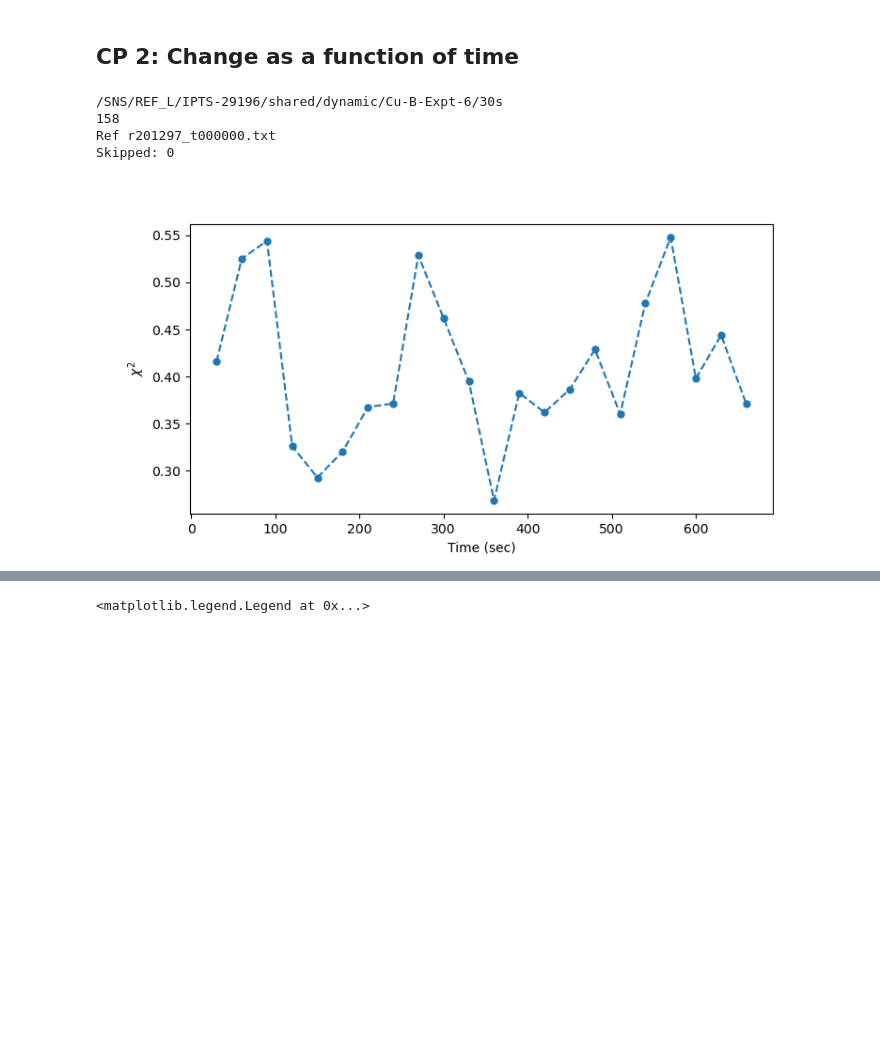
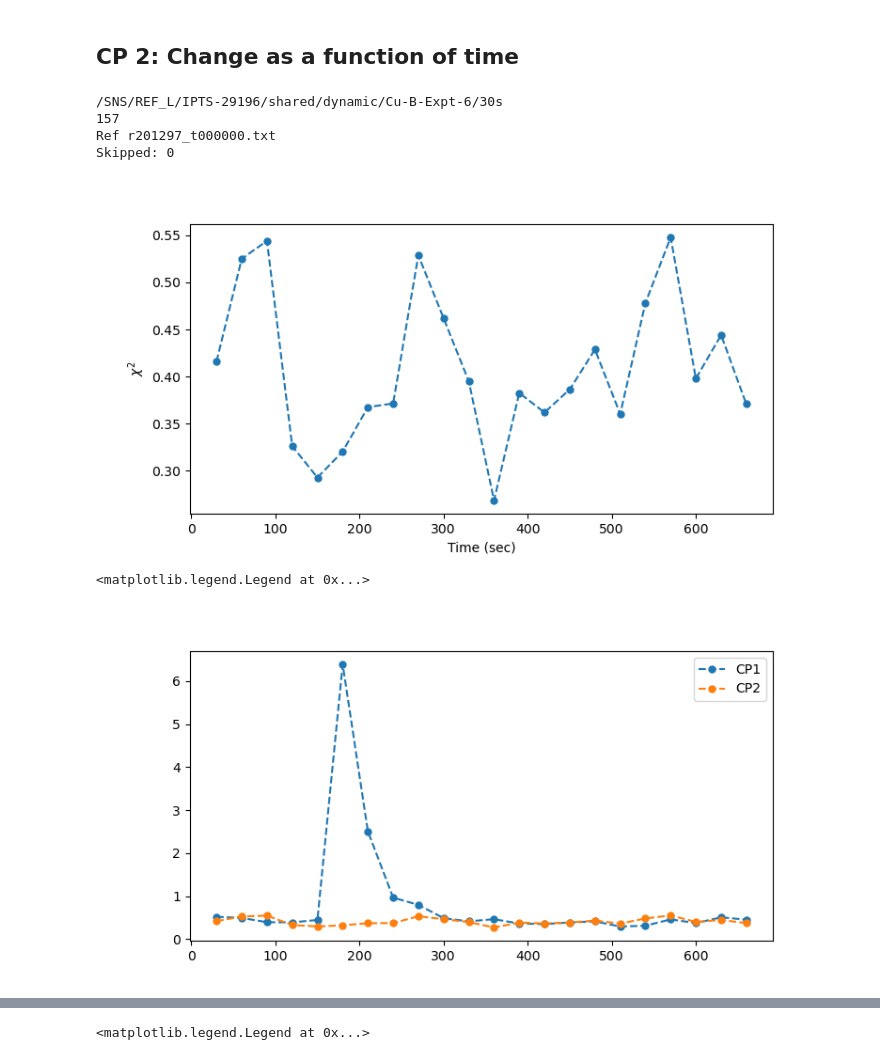
Before and after one commit to mdoucet/nh3-analysis, a Jupyter notebook: jan2023/notebooks/summary-Cu-B.ipynb, the cells around one changed output, grey strips where cells are left out. Saved outputs shown, nothing was run; the diff lists cells and outputs as text; code cells hidden in the pictures; blank space fills up the shorter version.

```diff
--- a/jan2023/notebooks/summary-Cu-B.ipynb
+++ b/jan2023/notebooks/summary-Cu-B.ipynb
@@ -128,7 +137,8 @@ file_list = summary_plots.plot_dyn_data(dynamic_run, 201282, 201290, first_index
 # %% [markdown]
 ## CP 1: Change as a function of time
 # %%
+importlib.reload(summary_plots)
 print(dyn_data_dir)
-chi2 = summary_plots.detect_changes(201289, dyn_data_dir, first=0, last=23)
+t, chi2 = summary_plots.detect_changes(201289, dyn_data_dir, first=0, last=23, out_array='/SNS/users/m2d/trend-201289')
 # %% [output]
 /SNS/REF_L/IPTS-29196/shared/dynamic/Cu-B-Expt-6/30s
@@ -141,13 +151,21 @@ Skipped: 0
 # %%
 importlib.reload(summary_plots)
 print(dyn_data_dir)
-chi2 = summary_plots.detect_changes(201297, dyn_data_dir, first=0, last=23, out_array=None)
+t_2, chi2_2 = summary_plots.detect_changes(201297, dyn_data_dir, first=0, last=23, out_array=None)
 # %% [output]
 /SNS/REF_L/IPTS-29196/shared/dynamic/Cu-B-Expt-6/30s
-158
+157
 Ref r201297_t000000.txt
 Skipped: 0
 [figure]
+# %%
+fig = plt.figure(dpi=100, figsize=[8,4])
+plt.plot(t, chi2, markersize=10, marker='.', linestyle='--', label='CP1')
+plt.plot(t_2, chi2_2, markersize=10, marker='.', linestyle='--', label='CP2')
+plt.legend()
+# %% [output]
+<matplotlib.legend.Legend at 0x...>
+[figure, added]
 # %%
 importlib.reload(summary_plots)
 
```
Also changed, not shown: parts of 8 cells of this notebook, 11 other files.
